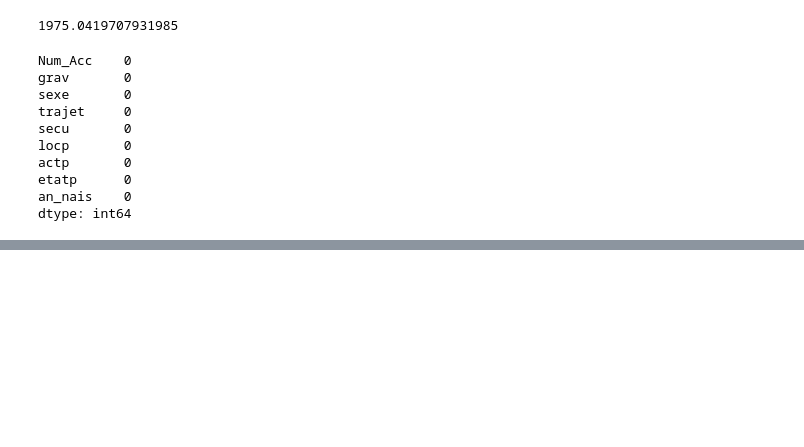
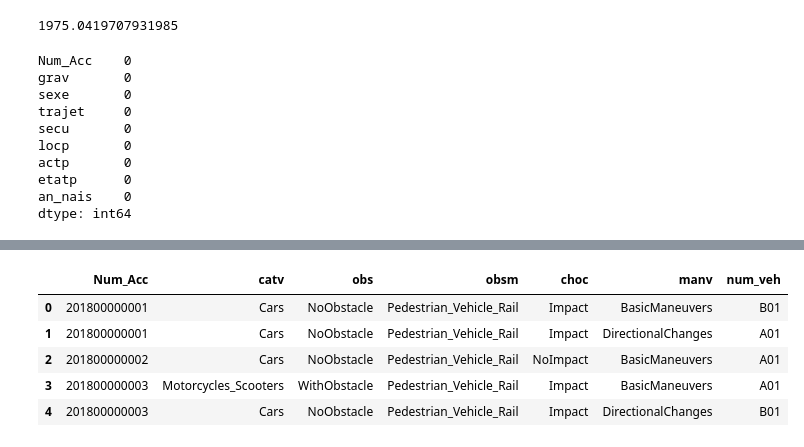
Before and after one commit to AurelienBr22/CyclingFacilities, a Jupyter notebook: notebooks/notebook_chams_accident.ipynb, the cells around one changed output, grey strips where cells are left out. Drawn from its saved outputs; the diff is of its cells as text; code cells hidden in the pictures; blank space fills up the shorter version.

```diff
--- a/notebooks/notebook_chams_accident.ipynb
+++ b/notebooks/notebook_chams_accident.ipynb
@@ -475,0 +484,36 @@ usager_df_clean.to_csv('../clean_data/usager_clean.csv', index=False)
+# %%
+"""Clean the column 'obs'"""
+
+values_destribution_obs = vehi_df_modif.obs[vehi_df_modif.obs >= 0].value_counts(normalize=True)
+new_values_obs = np.random.choice(values_destribution_obs.index, size = vehi_df_modif['obs'].isna().sum(), p=values_destribution_obs.values)
+vehi_df_modif.loc[vehi_df_modif['obs'].isna(), 'obs'] = new_values_obs
+new_values_obs2 = np.random.choice(values_destribution_obs.index, size = (vehi_df_modif['obs'] == -1).sum(), p=values_destribution_obs.values)
+vehi_df_modif.loc[vehi_df_modif['obs'] == -1, 'obs'] = new_values_obs2
+# %%
+"""Cleaning the column 'obsm'"""
+
+values_destribution_obsm = vehi_df_modif.obsm[vehi_df_modif.obsm >= 0].value_counts(normalize=True)
+new_values_obsm = np.random.choice(values_destribution_obsm.index, size = vehi_df_modif['obsm'].isna().sum(), p=values_destribution_obsm.values)
+vehi_df_modif.loc[vehi_df_modif['obsm'].isna(), 'obsm'] = new_values_obsm
+new_values_obsm2 = np.random.choice(values_destribution_obsm.index, size = (vehi_df_modif['obsm'] == -1).sum(), p=values_destribution_obsm.values)
+vehi_df_modif.loc[vehi_df_modif['obsm'] == -1, 'obsm'] = new_values_obsm2
+# %%
+"""Clean the column 'choc'"""
+
+values_destribution_choc = vehi_df_modif.choc[vehi_df_modif.choc > 0].value_counts(normalize=True)
+new_values_choc = np.random.choice(values_destribution_choc.index, size = vehi_df_modif['choc'].isna().sum(), p=values_destribution_choc.values)
+vehi_df_modif.loc[vehi_df_modif['choc'].isna(), 'choc'] = new_values_choc
+new_values_choc2 = np.random.choice(values_destribution_choc.index, size = (vehi_df_modif['choc'] == -1).sum(), p=values_destribution_choc.values)
+vehi_df_modif.loc[vehi_df_modif['choc'] == -1, 'choc'] = new_values_choc2
+new_values_choc3 = np.random.choice(values_destribution_choc.index, size = (vehi_df_modif['choc'] == 0).sum(), p=values_destribution_choc.values)
+vehi_df_modif.loc[vehi_df_modif['choc'] == 0, 'choc'] = new_values_choc3
+# %%
+"""Clean the column 'manv'"""""
+
+values_destribution_manv = vehi_df_modif.manv[vehi_df_modif.choc > 0].value_counts(normalize=True)
+new_values_manv = np.random.choice(values_destribution_manv.index, size = vehi_df_modif['manv'].isna().sum(), p=values_destribution_manv.values)
+vehi_df_modif.loc[vehi_df_modif['manv'].isna(), 'manv'] = new_values_manv
+new_values_manv2 = np.random.choice(values_destribution_manv.index, size = (vehi_df_modif['manv'] == -1).sum(), p=values_destribution_manv.values)
+vehi_df_modif.loc[vehi_df_modif['manv'] == -1, 'manv'] = new_values_manv2
+new_values_manv3 = np.random.choice(values_destribution_manv.index, size = (vehi_df_modif['manv'] == 0).sum(), p=values_destribution_manv.values)
+vehi_df_modif.loc[vehi_df_modif['manv'] == 0, 'manv'] = new_values_manv3
@@ -475,0 +522,9 @@ usager_df_clean.to_csv('../clean_data/usager_clean.csv', index=False)
+# %%
+vehi_df_modif.head()
+# %% [output]
+|  | Num_Acc | catv | obs | obsm | choc | manv | num_veh |
+| 0 | 201800000001 | Cars | NoObstacle | Pedestrian_Vehicle_Rail | Impact | BasicManeuvers | B01 |
+| 1 | 201800000001 | Cars | NoObstacle | Pedestrian_Vehicle_Rail | Impact | DirectionalChanges | A01 |
+| 2 | 201800000002 | Cars | NoObstacle | Pedestrian_Vehicle_Rail | NoImpact | BasicManeuvers | A01 |
+| 3 | 201800000003 | Motorcycles_Scooters | WithObstacle | Pedestrian_Vehicle_Rail | Impact | BasicManeuvers | A01 |
+| 4 | 201800000003 | Cars | NoObstacle | Pedestrian_Vehicle_Rail | Impact | DirectionalChanges | B01 |
```
Also changed, not shown: parts of 4 cells of this notebook.
